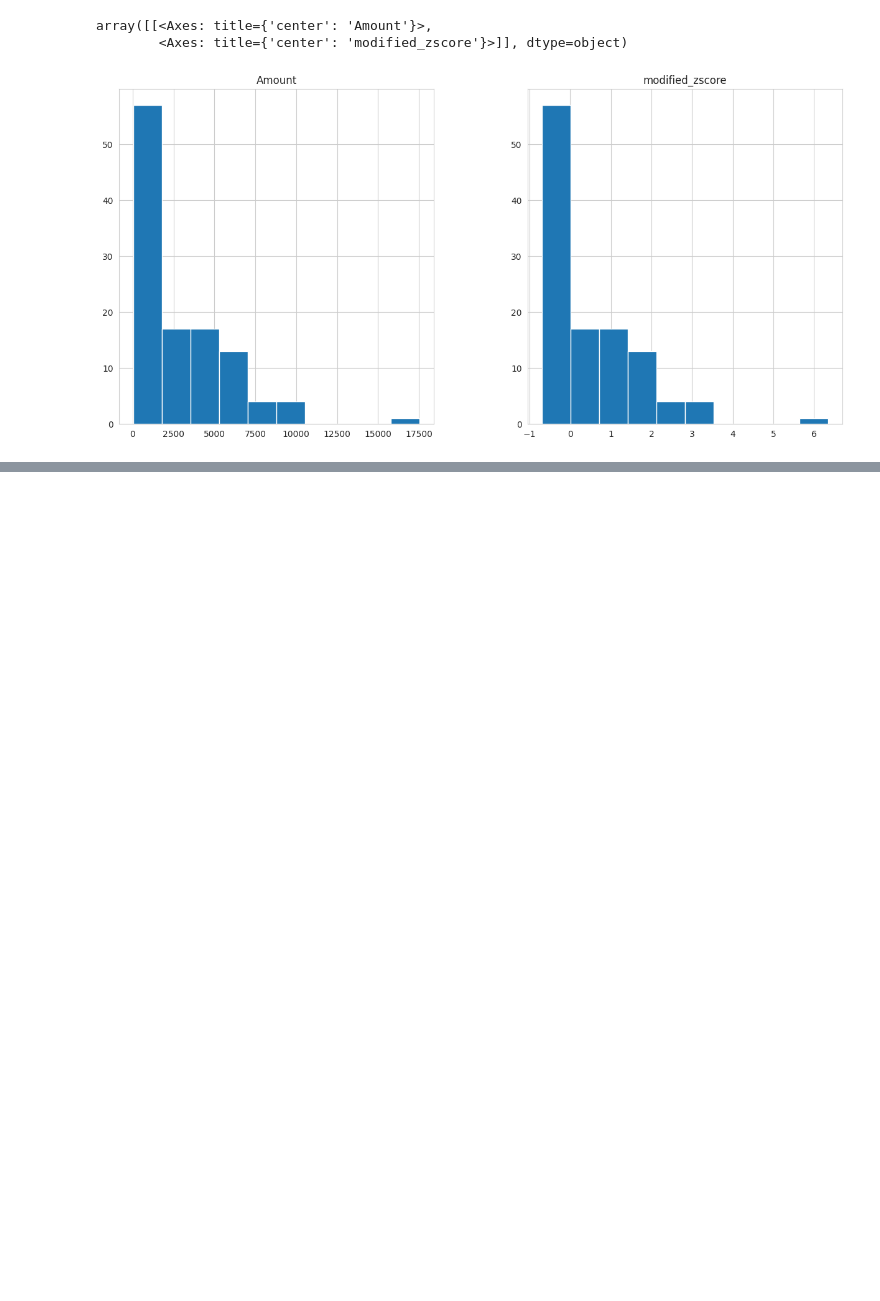
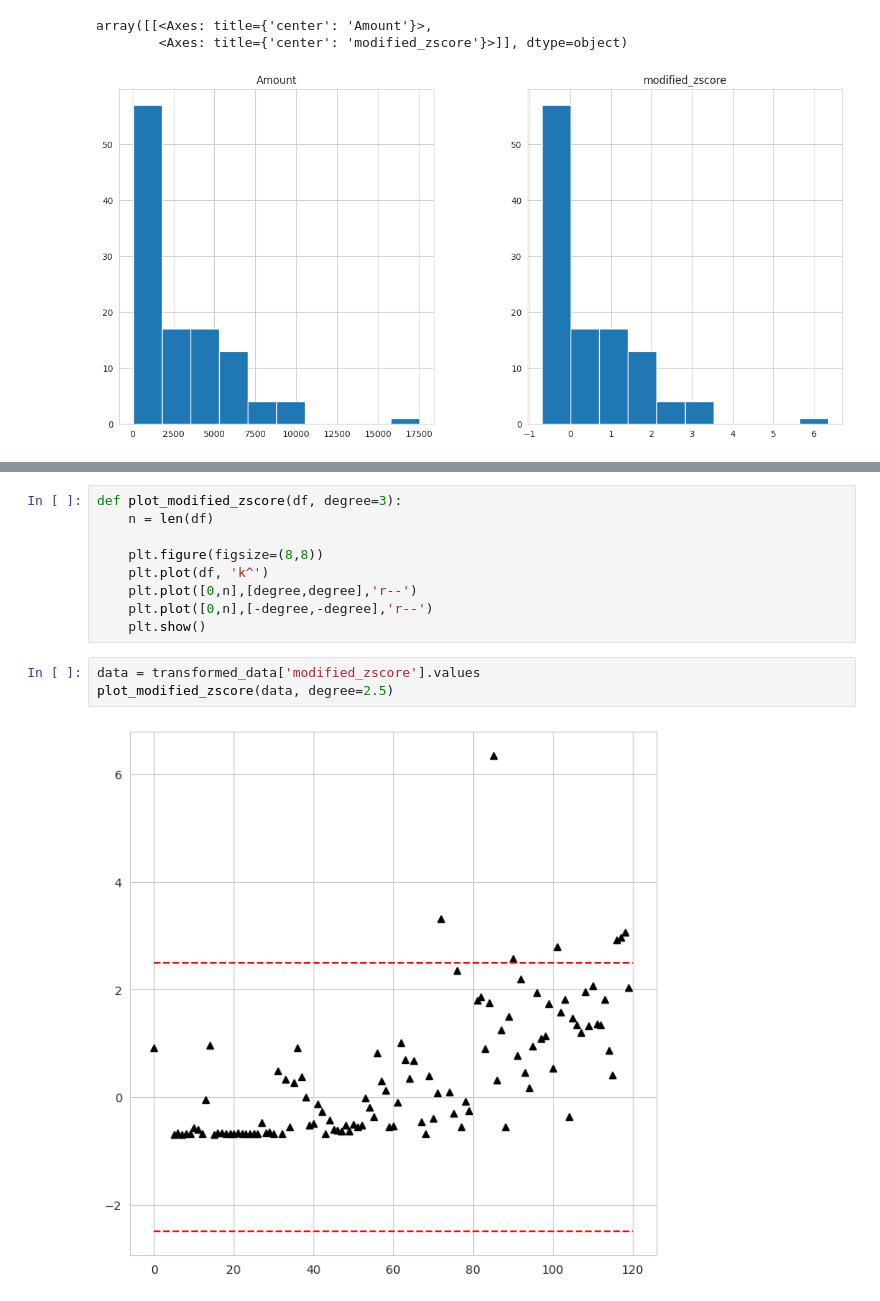
Before and after one commit to Jeremiah-Katumo/dsa, a Jupyter notebook: project/transactions.ipynb, the cells around one changed output, grey strips where cells are left out. Saved outputs shown, nothing was run; the diff lists cells and outputs as text; blank space fills up the shorter version.

```diff
--- a/project/transactions.ipynb
+++ b/project/transactions.ipynb
@@ -217,0 +235,14 @@ array([[<Axes: title={'center': 'Amount'}>,
+# %%
+def plot_modified_zscore(df, degree=3):
+    n = len(df)
+
+    plt.figure(figsize=(8,8))
+    plt.plot(df, 'k^')
+    plt.plot([0,n],[degree,degree],'r--')
+    plt.plot([0,n],[-degree,-degree],'r--')
+    plt.show()
+# %%
+data = transformed_data['modified_zscore'].values
+plot_modified_zscore(data, degree=2.5)
+# %% [output]
+[figure, added]
```
Also changed, not shown: parts of 23 cells of this notebook, 1 other file.
